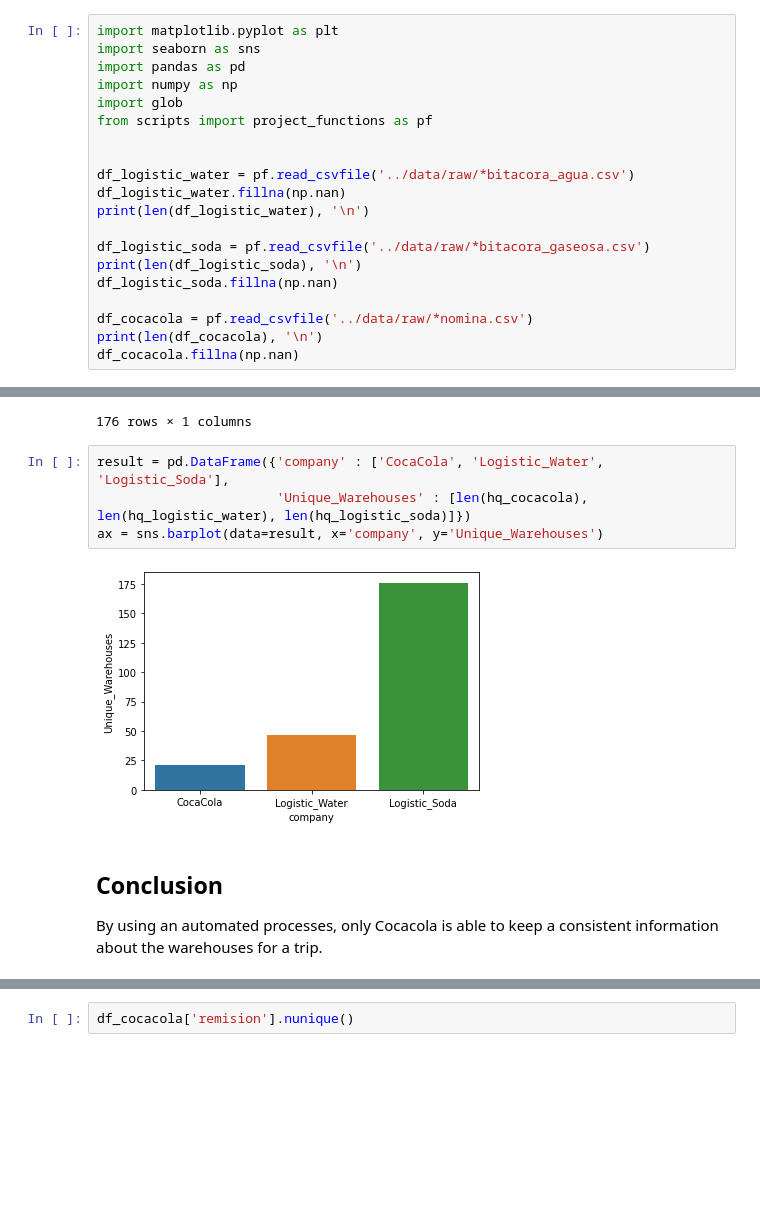
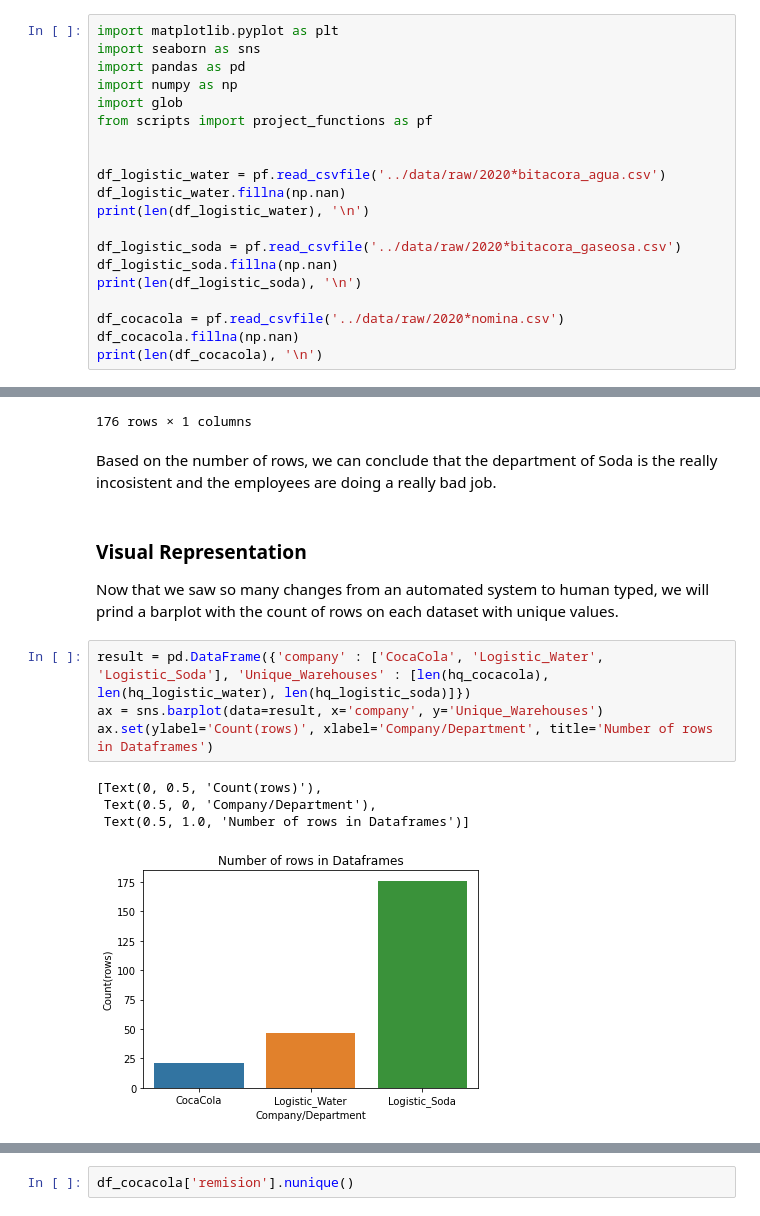
Before and after one commit to data301-2020-winter1/course-project-solo_321, a Jupyter notebook: analysis/milestone3.ipynb, the cells around one changed output, grey strips where cells are left out. Cells and saved outputs as stored; diff of their text form; blank space fills up the shorter version.

```diff
--- a/analysis/milestone2.ipynb
+++ b/analysis/milestone3.ipynb
@@ -15,17 +41,17 @@ import glob
 from scripts import project_functions as pf
 
 
-df_logistic_water = pf.read_csvfile('../data/raw/*bitacora_agua.csv')
+df_logistic_water = pf.read_csvfile('../data/raw/2020*bitacora_agua.csv')
 df_logistic_water.fillna(np.nan)
 print(len(df_logistic_water), '\n')
 
-df_logistic_soda = pf.read_csvfile('../data/raw/*bitacora_gaseosa.csv')
+df_logistic_soda = pf.read_csvfile('../data/raw/2020*bitacora_gaseosa.csv')
+df_logistic_soda.fillna(np.nan)
 print(len(df_logistic_soda), '\n')
-df_logistic_soda.fillna(np.nan)
 
-df_cocacola = pf.read_csvfile('../data/raw/*nomina.csv')
+df_cocacola = pf.read_csvfile('../data/raw/2020*nomina.csv')
+df_cocacola.fillna(np.nan)
 print(len(df_cocacola), '\n')
-df_cocacola.fillna(np.nan)
 # %% [output]
 21304
 
@@ -207,12 +280,17 @@ hq_logistic_soda
 | 174 | XD CHALATENANGO |
 | 175 | XD SAN RAFAEL CEDROS |
 176 rows × 1 columns
+# %% [markdown]
+Based on the number of rows, we can conclude that the department of Soda is the really incosistent and the employees are doing a really bad job.
+# %% [markdown]
+### Visual Representation
+Now that we saw so many changes from an automated system to human typed, we will prind a barplot with the count of rows on each dataset with unique values.
 # %%
-result = pd.DataFrame({'company' : ['CocaCola', 'Logistic_Water', 'Logistic_Soda'],
-                       'Unique_Warehouses' : [len(hq_cocacola), len(hq_logistic_water), len(hq_logistic_soda)]})
+result = pd.DataFrame({'company' : ['CocaCola', 'Logistic_Water', 'Logistic_Soda'], 'Unique_Warehouses' : [len(hq_cocacola), len(hq_logistic_water), len(hq_logistic_soda)]})
 ax = sns.barplot(data=result, x='company', y='Unique_Warehouses')
+ax.set(ylabel='Count(rows)', xlabel='Company/Department', title='Number of rows in Dataframes')
 # %% [output]
+[Text(0, 0.5, 'Count(rows)'),
+ Text(0.5, 0, 'Company/Department'),
+ Text(0.5, 1.0, 'Number of rows in Dataframes')]
-[figure, old version]
+[figure, new version]
-# %% [markdown]
-## Conclusion
-By using an automated processes, only Cocacola is able to keep a consistent information about the warehouses for a trip.
```
Also changed, not shown: parts of 30 cells of this notebook, 3 other files.
